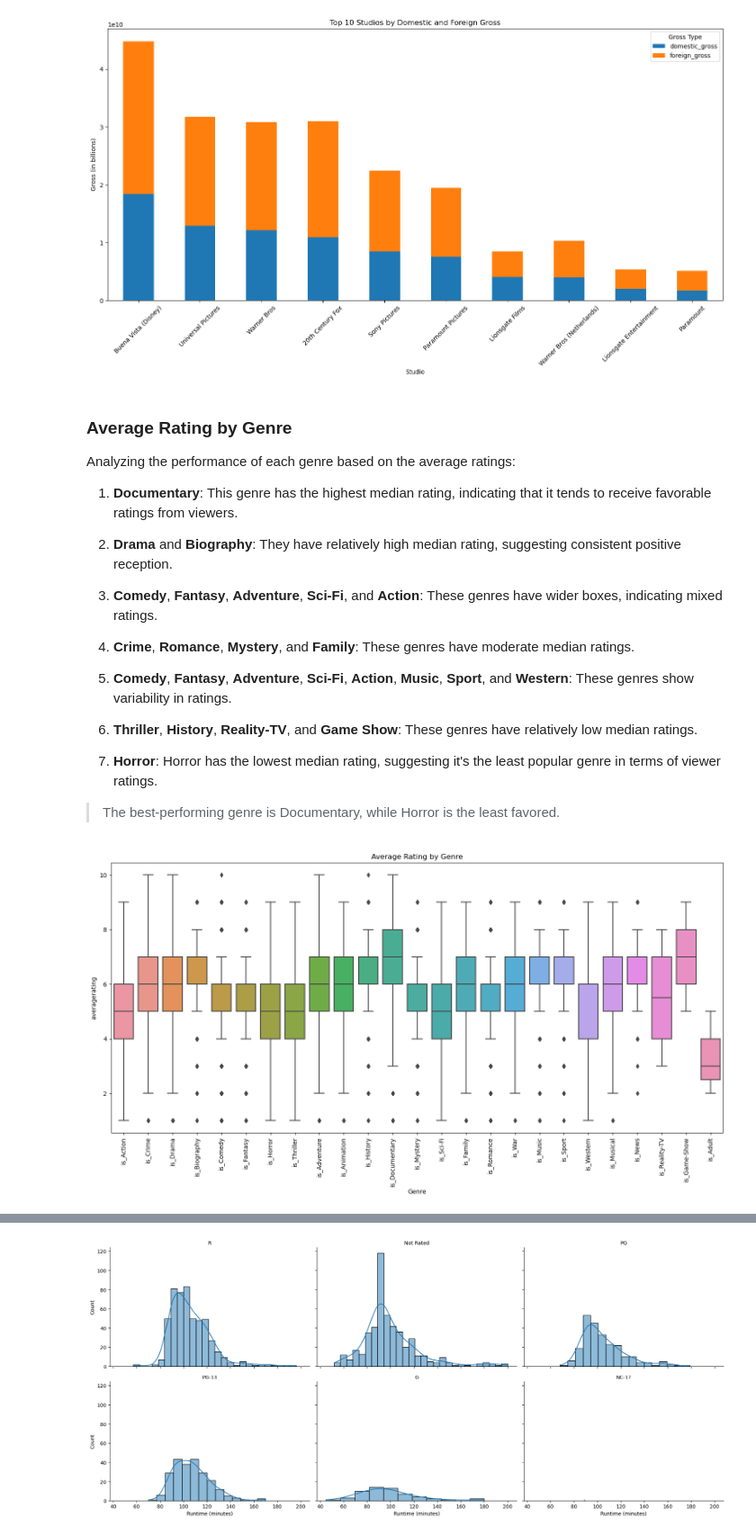
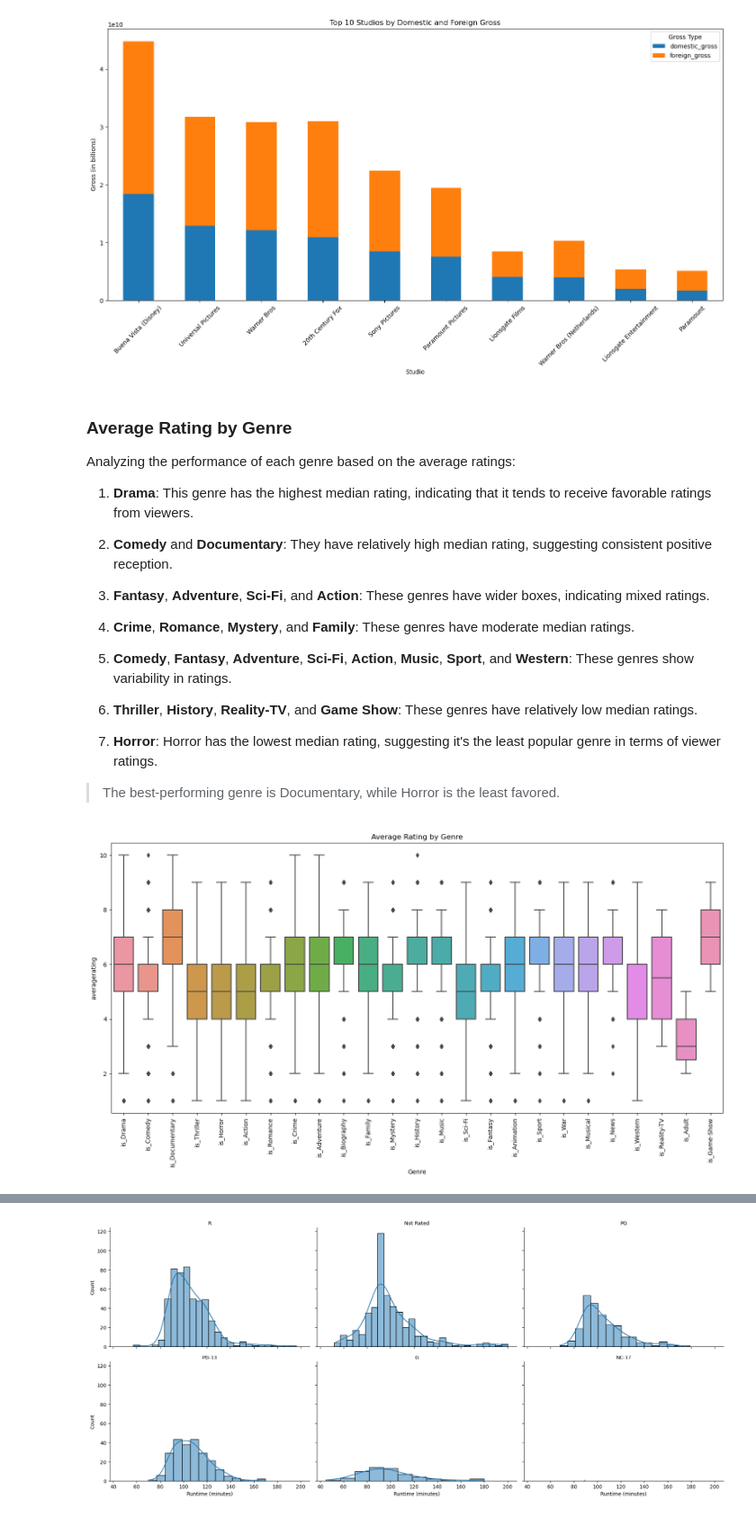
Before and after one commit to Gladwellchebelyon/GROUP7_BOX_OFFICE_MOVIES_ANALYSIS, a Jupyter notebook: student.ipynb, the cells around one changed output, grey strips where cells are left out. Shown at 90% size. Cells and saved outputs as stored; diff of their text form; code cells hidden in the pictures.

```diff
--- a/student.ipynb
+++ b/student.ipynb
@@ -1336,15 +1388,15 @@ plt.show();
 # %% [output]
 [figure]
 # %% [markdown]
-### Average Rating by Genre
+### **Average Rating by Genre**
 
 Analyzing the performance of each genre based on the average ratings:
 
-1. **Documentary**: This genre has the highest median rating, indicating that it tends to receive favorable ratings from viewers.
+1. **Drama**: This genre has the highest median rating, indicating that it tends to receive favorable ratings from viewers.
 
-2. **Drama** and **Biography**: They have relatively high median rating, suggesting consistent positive reception.
+2. **Comedy** and **Documentary**: They have relatively high median rating, suggesting consistent positive reception.
 
-3. **Comedy**, **Fantasy**, **Adventure**, **Sci-Fi**, and **Action**: These genres have wider boxes, indicating mixed ratings.
+3. **Fantasy**, **Adventure**, **Sci-Fi**, and **Action**: These genres have wider boxes, indicating mixed ratings.
 
 4. **Crime**, **Romance**, **Mystery**, and **Family**: These genres have moderate median ratings.
 
@@ -1356,30 +1408,33 @@ Analyzing the performance of each genre based on the average ratings:
 
 > The best-performing genre is Documentary, while Horror is the least favored.
 # %%
-# Input data
-data = imdf
-
-# List of genre columns
-genre_columns = [
+# Calculate the sum of each column
+genre_sums = imdf[[
     'is_Action', 'is_Crime', 'is_Drama', 'is_Biography', 'is_Comedy',
     'is_Fantasy', 'is_Horror', 'is_Thriller', 'is_Adventure',
     'is_Animation', 'is_History', 'is_Documentary', 'is_Mystery',
     'is_Sci-Fi', 'is_Family', 'is_Romance', 'is_War', 'is_Music',
     'is_Sport', 'is_Western', 'is_Musical', 'is_News', 'is_Reality-TV',
     'is_Game-Show', 'is_Adult'
-]
+]].sum()
+
+# Sort the sums in descending order
+sorted_genre_sums = genre_sums.sort_values(ascending=False)
+
+# Get the sorted genre columns
+sorted_genre_columns = sorted_genre_sums.index.tolist()
 
 # Melt the DataFrame to long format for seaborn
-data_melted = data.melt(id_vars=['averagerating'], value_vars=genre_columns, var_name='Genre', value_name='Is_Genre')
+data_melted = imdf.melt(id_vars=['averagerating'], value_vars=sorted_genre_columns, var_name='Genre', value_name='Is_Genre')
 
-# # Filter out rows where Is_Genre is 0
+# Filter out rows where Is_Genre is 0
 data_melted = data_melted[data_melted['Is_Genre'] == 1]
 
 # Plot the average ratings for each genre
 plt.figure(figsize=(18, 8))
-sns.boxplot(x='Genre', y='averagerating', data=data_melted)
+sns.boxplot(x='Genre', y='averagerating', data=data_melted, order=sorted_genre_columns)
 plt.xticks(rotation=90)
 plt.title('Average Rating by Genre')
-plt.show()
+plt.show();
 # %% [output]
-[figure, old version]
+[figure, new version]
```
Also changed, not shown: parts of 107 cells of this notebook.
